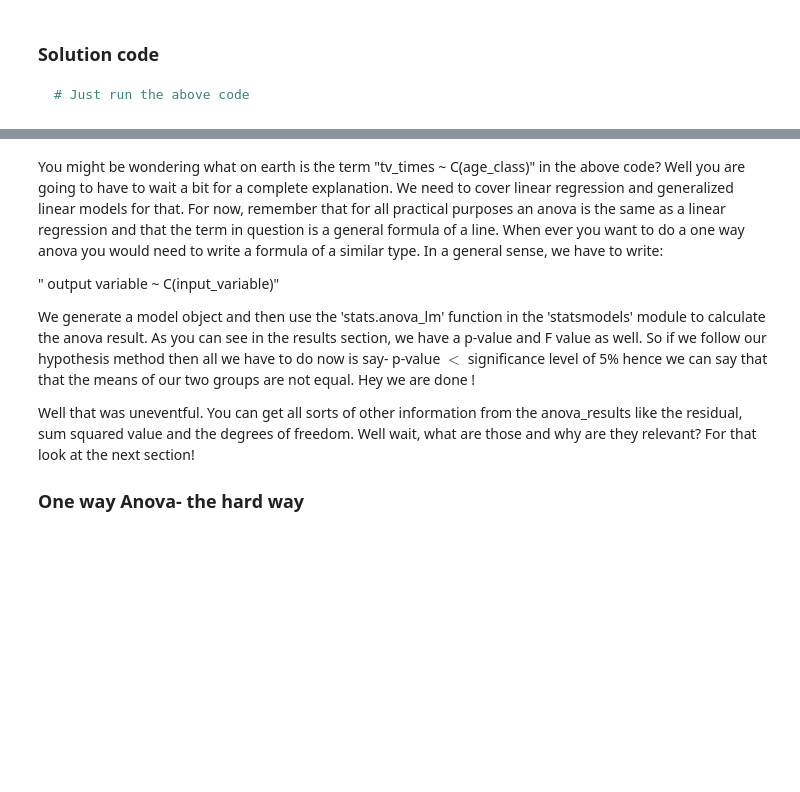
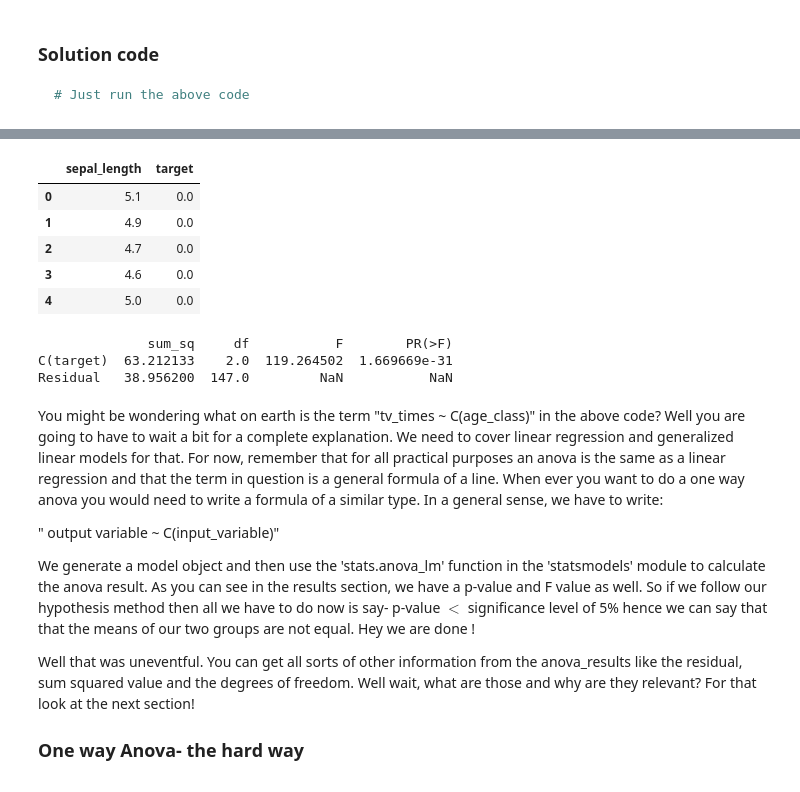
Before and after one commit to druuu/vinod-data, a Jupyter notebook: content/04-Math_and_Stats_for_Data_Science/06-Statistics_revisited/one_way_anova.ipynb, the cells around one changed output, grey strips where cells are left out. Cells and saved outputs as stored; diff of their text form; code cells hidden in the pictures; blank space fills up the shorter version.

````diff
--- a/content/04-Math_and_Stats_for_Data_Science/06-Statistics_revisited/one_way_anova.ipynb
+++ b/content/04-Math_and_Stats_for_Data_Science/06-Statistics_revisited/one_way_anova.ipynb
@@ -171,3 +173,12 @@ Residual      1195.404476  38.0        NaN       NaN
 ```python
 # Just run the above code
 ```
+# %%
+from sklearn import datasets
+
+# import some data to play with
+iris = datasets.load_iris()
+X = iris.data[:, :1]  # we only take the first two features.
+y = iris.target
+
+iris
@@ -174,3 +203,22 @@ Residual      1195.404476  38.0        NaN       NaN
+# %%
+iris_sepal_length = pd.DataFrame([np.array(X).reshape(150), np.array(y).reshape(150)]).T
+iris_sepal_length.columns = np.array(["sepal_length","target"])
+iris_sepal_length.head()
+# %% [output]
+|  | sepal_length | target |
+| 0 | 5.1 | 0.0 |
+| 1 | 4.9 | 0.0 |
+| 2 | 4.7 | 0.0 |
+| 3 | 4.6 | 0.0 |
+| 4 | 5.0 | 0.0 |
+# %%
+model =ols( 'sepal_length ~ C(target)', data= iris_sepal_length).fit()
+anova_results = sm.stats.anova_lm(  model, typ= 2)
+print(anova_results)
+# %% [output]
+              sum_sq     df           F        PR(>F)
+C(target)  63.212133    2.0  119.264502  1.669669e-31
+Residual   38.956200  147.0         NaN           NaN
 # %% [markdown]
 You might be wondering what on earth is the term "tv_times ~ C(age_class)" in the above code? Well you are going to have to wait a bit for a complete explanation. We need to cover linear regression and generalized linear models for that. For now, remember that for all practical purposes an anova is the same as a linear regression and that the term in question is a general formula of a line. When ever you want to do a one way anova you would need to write a formula of a similar type. In a general sense, we have to write:
 
````
Also changed, not shown: parts of 2 cells of this notebook.
